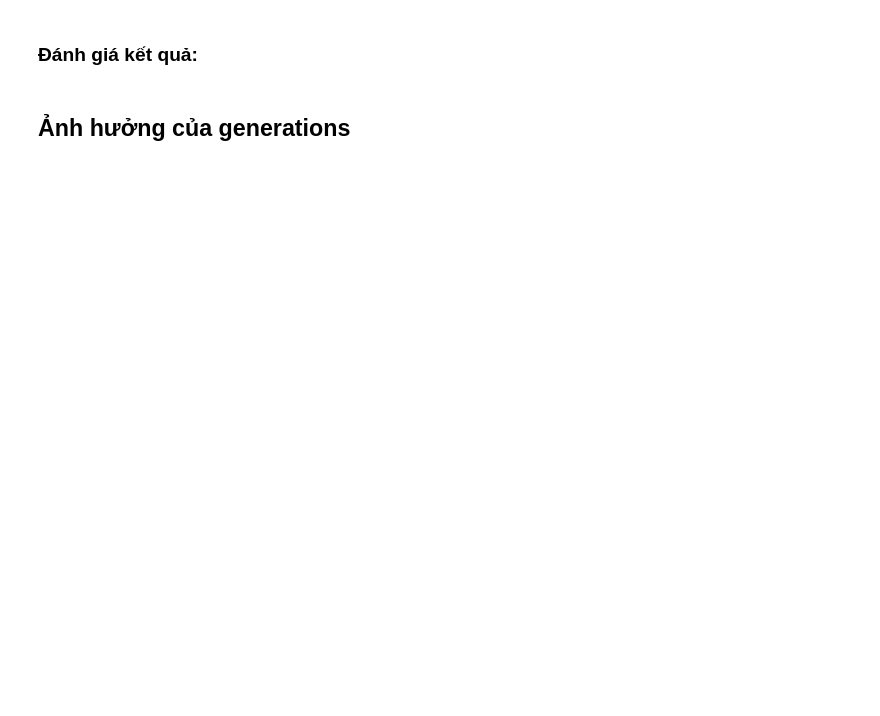
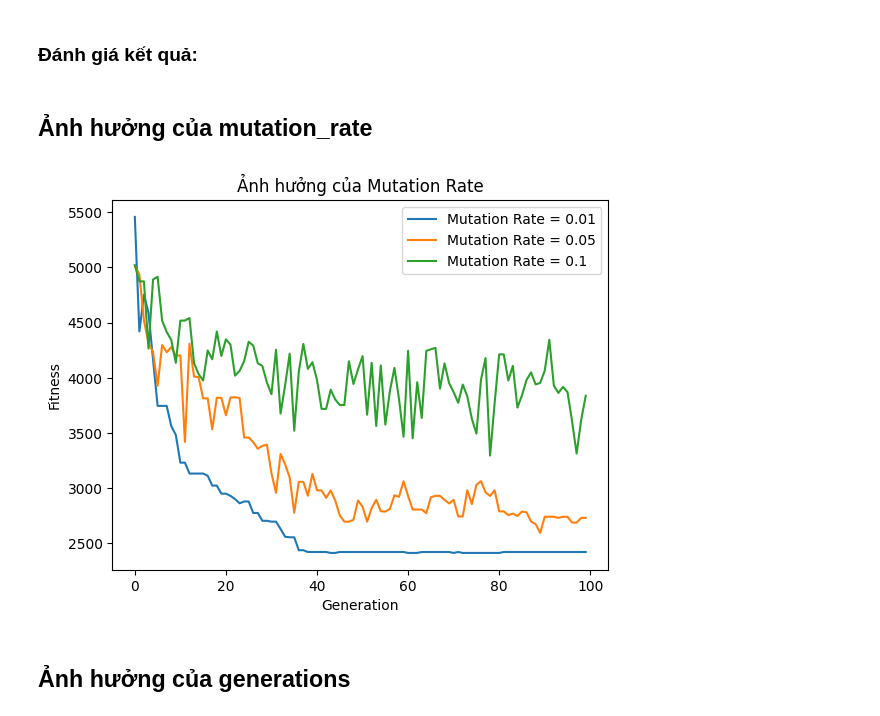
Before and after one commit to thilinnd/GA_TSP, a Jupyter notebook: src/experiment tham so.ipynb, the cells around one changed output. Drawn from its saved outputs; the diff is of its cells as text; code cells hidden in the pictures; blank space fills up the shorter version.

```diff
--- a/src/experiment tham so.ipynb
+++ b/src/experiment tham so.ipynb
@@ -86,4 +86,21 @@ print(fitness1[:5])
 # %% [markdown]
 ### Đánh giá kết quả:
+# %% [markdown]
+## Ảnh hưởng của mutation_rate
+# %%
+fitness1 = solve(distance_matrix, generations=100, mutation_rate=0.01, population_size=100)[2]
+fitness4 = solve(distance_matrix, generations=100, mutation_rate=0.05, population_size=100)[2]
+fitness5 = solve(distance_matrix, generations=100, mutation_rate=0.1, population_size=100)[2]
+
+plt.plot(fitness1, label='Mutation Rate = 0.01')
+plt.plot(fitness4, label='Mutation Rate = 0.05')
+plt.plot(fitness5, label='Mutation Rate = 0.1')
+plt.xlabel("Generation")
+plt.ylabel("Fitness")
+plt.title("Ảnh hưởng của Mutation Rate")
+plt.legend()
+plt.show()
+# %% [output]
+[figure, added]
 # %% [markdown]
 ## Ảnh hưởng của generations
```
Also changed, not shown: parts of 7 cells of this notebook.
